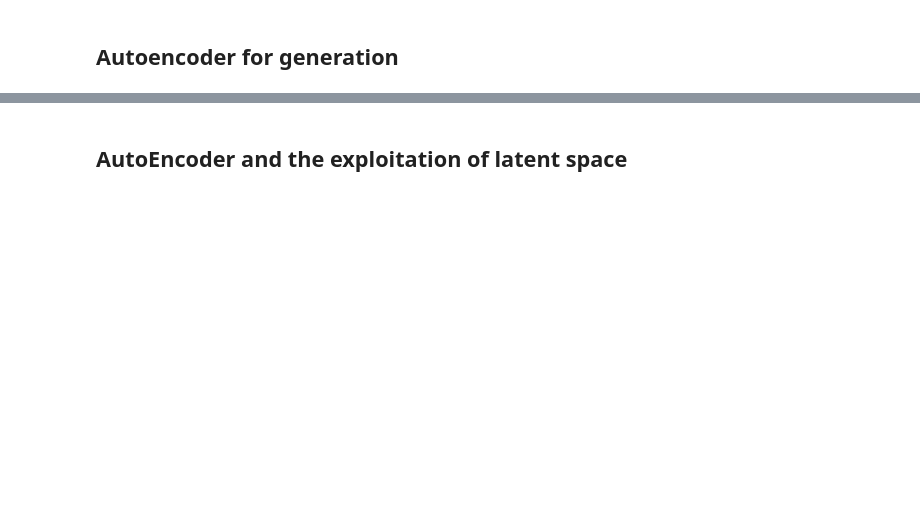
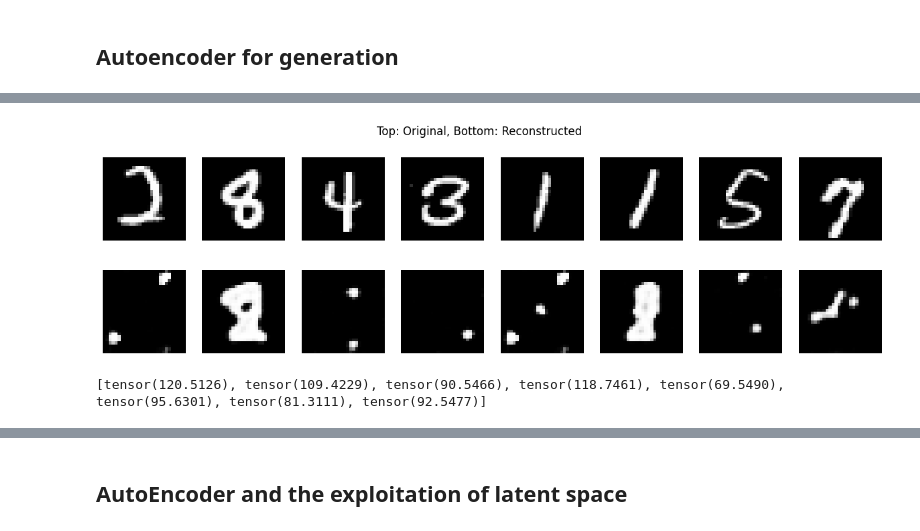
Before and after one commit to beppe2hd/AdsumMachineLearning, a Jupyter notebook: Code/04_Autoencoder.ipynb, the cells around one changed output, grey strips where cells are left out. Drawn from its saved outputs; the diff is of its cells as text; code cells hidden in the pictures; blank space fills up the shorter version.

```diff
--- a/Code/04_Autoencoder.ipynb
+++ b/Code/04_Autoencoder.ipynb
@@ -224,3 +224,30 @@ Epoch 6/6, Loss: 0.0036
+# %%
+from random import randrange
+
+
+model.eval()
+with torch.no_grad():
+    smp = randrange(8)
+    sample_imgs, _ = next(iter(dataloader))
+    sample_imgs = sample_imgs[:8].to(device)
+    reconstructed = sample_imgs
+    for i in tqdm(range(500)):
+        reconstructed = model(reconstructed)
+    errors = []
+    # Plot
+    fig, axes = plt.subplots(2, 8, figsize=(15, 4))
+    for i in range(8):
+        axes[0, i].imshow(sample_imgs[i].cpu().squeeze(), cmap='gray')
+        axes[0, i].axis('off')
+        axes[1, i].imshow(reconstructed[i].cpu().squeeze(), cmap='gray')
+        axes[1, i].axis('off')
+        errors.append(abs(sample_imgs[i]-reconstructed[i]).sum())
+    plt.suptitle("Top: Original, Bottom: Reconstructed")
+    plt.show()
+    print(errors)
+# %% [output]
+[figure, added]
+[tensor(120.5126), tensor(109.4229), tensor(90.5466), tensor(118.7461), tensor(69.5490), tensor(95.6301), tensor(81.3111), tensor(92.5477)]
 # %%
 import torch
 import matplotlib.pyplot as plt
```
Also changed, not shown: parts of 9 cells of this notebook, 1 other file.
